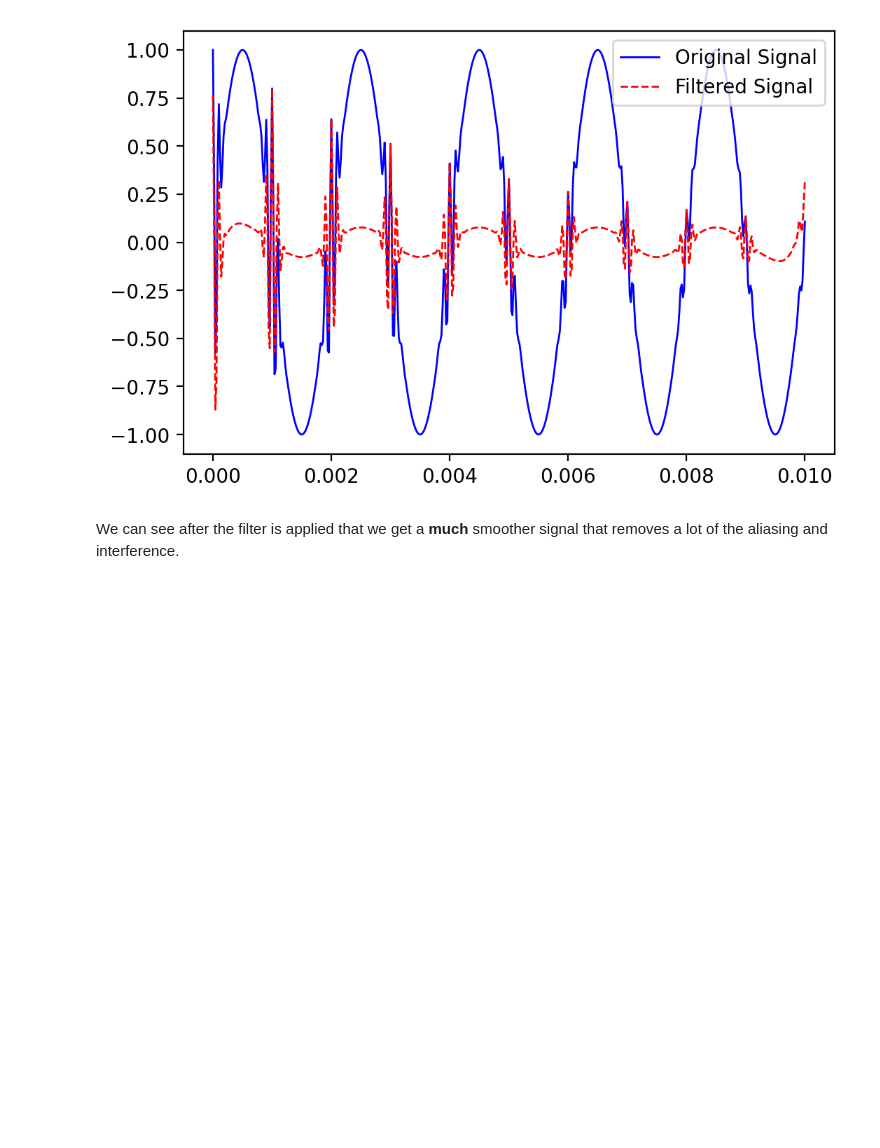
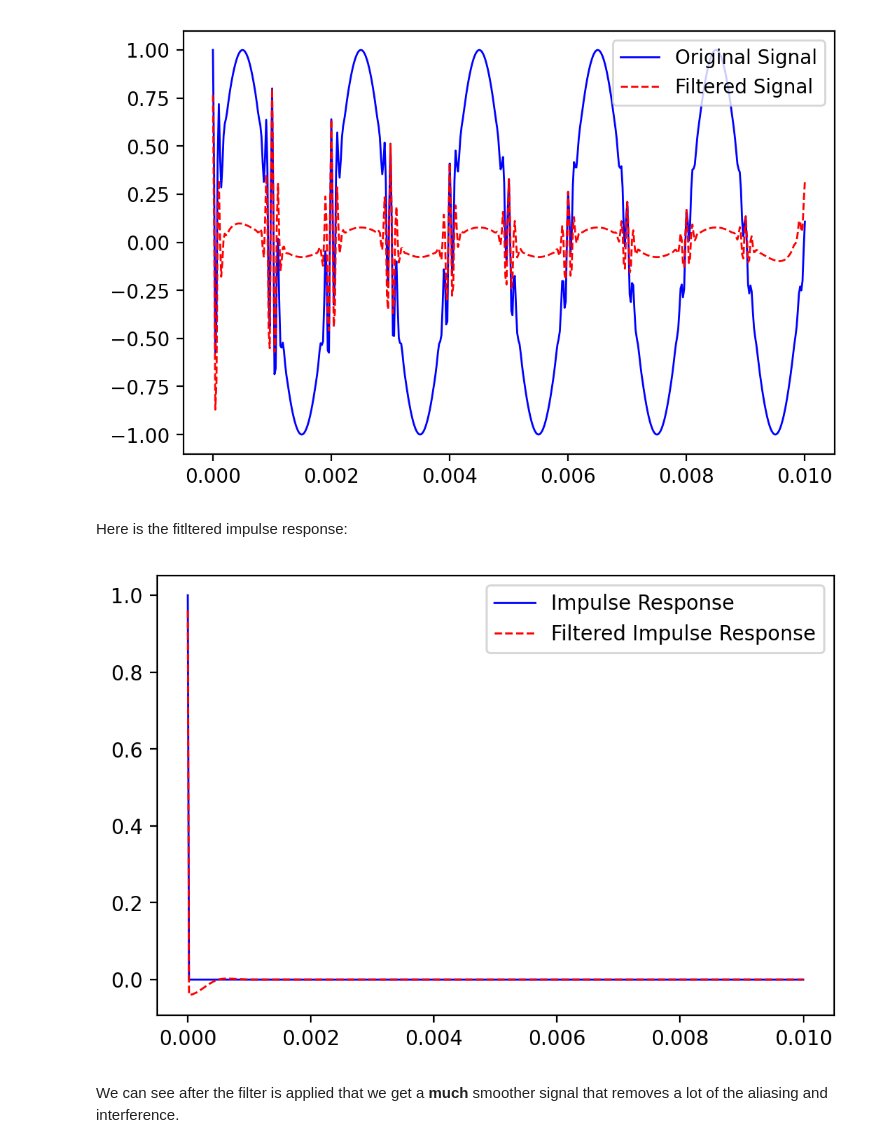
Before and after one commit to nleroy917/bme6310, a Jupyter notebook: hw09/hw09.ipynb, the cells around one changed output. Drawn from its saved outputs; the diff is of its cells as text; code cells hidden in the pictures; blank space fills up the shorter version.

```diff
--- a/hw09/hw09.ipynb
+++ b/hw09/hw09.ipynb
@@ -197,6 +197,22 @@ plt.show()
 # %% [output]
 [figure]
 [figure]
+# %% [markdown]
+Here is the fitltered impulse response:
+# %%
+IMPULSE = np.zeros(g.shape)
+IMPULSE[0] = 1
+
+impulse_filt = np.convolve(DFILT, IMPULSE, "same")
+
+# view newly filtered signal
+_, ax = plt.subplots(figsize=(6,4))
+ax.plot(t, IMPULSE, 'b-', linewidth=1)
+ax.plot(t, impulse_filt,'r--', linewidth=1)
+ax.legend(['Impulse Response','Filtered Impulse Response'])
+plt.show()
+# %% [output]
+[figure, added]
 # %% [markdown]
 We can see after the filter is applied that we get a **much** smoother signal that removes a lot of the aliasing and interference.
 # %% [markdown]
```
